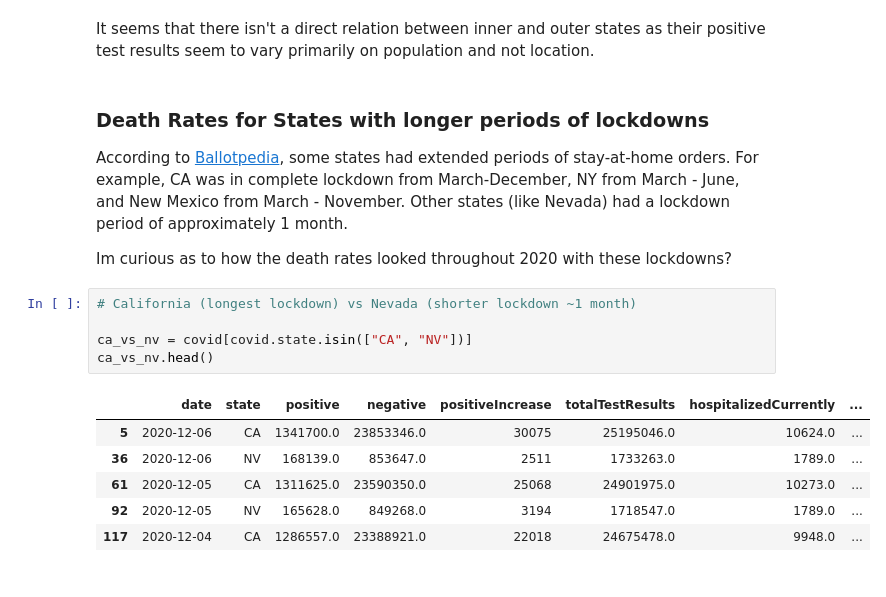
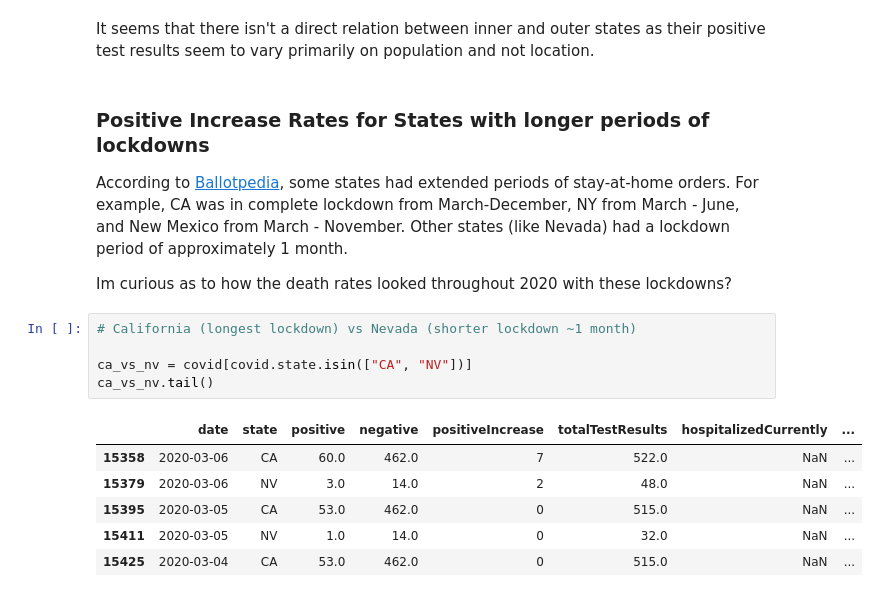
Before and after one commit to gianmillare/Covid-19-US-Analysis, a Jupyter notebook: COVID-19 Analysis.ipynb, the cells around one changed output. Saved outputs shown, nothing was run; the diff lists cells and outputs as text.

```diff
--- a/COVID-19 Analysis.ipynb
+++ b/COVID-19 Analysis.ipynb
@@ -246,7 +246,7 @@ sns.scatterplot(data=inner, x="date", y="positive", hue="state", style="state")
 # %% [markdown]
 It seems that there isn't a direct relation between inner and outer states as their positive test results seem to vary primarily on population and not location.
 # %% [markdown]
-### Death Rates for States with longer periods of lockdowns
+### Positive Increase Rates for States with longer periods of lockdowns
 
 According to [Ballotpedia](https://ballotpedia.org/States_that_issued_lockdown_and_stay-at-home_orders_in_response_to_the_coronavirus_(COVID-19)_pandemic,_2020), some states had extended periods of stay-at-home orders. For example, CA was in complete lockdown from March-December, NY from March - June, and New Mexico from March - November. Other states (like Nevada) had a lockdown period of approximately 1 month.
 
@@ -254,12 +254,12 @@ Im curious as to how the death rates looked throughout 2020 with these lockdowns
 # %%
 # California (longest lockdown) vs Nevada (shorter lockdown ~1 month)
 
 ca_vs_nv = covid[covid.state.isin(["CA", "NV"])]
-ca_vs_nv.head()
+ca_vs_nv.tail()
 # %% [output]
 |  | date | state | positive | negative | positiveIncrease | totalTestResults | hospitalizedCurrently | ... |
-| 5 | 2020-12-06 | CA | 1341700.0 | 23853346.0 | 30075 | 25195046.0 | 10624.0 | ... |
-| 36 | 2020-12-06 | NV | 168139.0 | 853647.0 | 2511 | 1733263.0 | 1789.0 | ... |
-| 61 | 2020-12-05 | CA | 1311625.0 | 23590350.0 | 25068 | 24901975.0 | 10273.0 | ... |
-| 92 | 2020-12-05 | NV | 165628.0 | 849268.0 | 3194 | 1718547.0 | 1789.0 | ... |
-| 117 | 2020-12-04 | CA | 1286557.0 | 23388921.0 | 22018 | 24675478.0 | 9948.0 | ... |
+| 15358 | 2020-03-06 | CA | 60.0 | 462.0 | 7 | 522.0 | NaN | ... |
+| 15379 | 2020-03-06 | NV | 3.0 | 14.0 | 2 | 48.0 | NaN | ... |
+| 15395 | 2020-03-05 | CA | 53.0 | 462.0 | 0 | 515.0 | NaN | ... |
+| 15411 | 2020-03-05 | NV | 1.0 | 14.0 | 0 | 32.0 | NaN | ... |
+| 15425 | 2020-03-04 | CA | 53.0 | 462.0 | 0 | 515.0 | NaN | ... |
```
Also changed, not shown: parts of 1 cell of this notebook.
